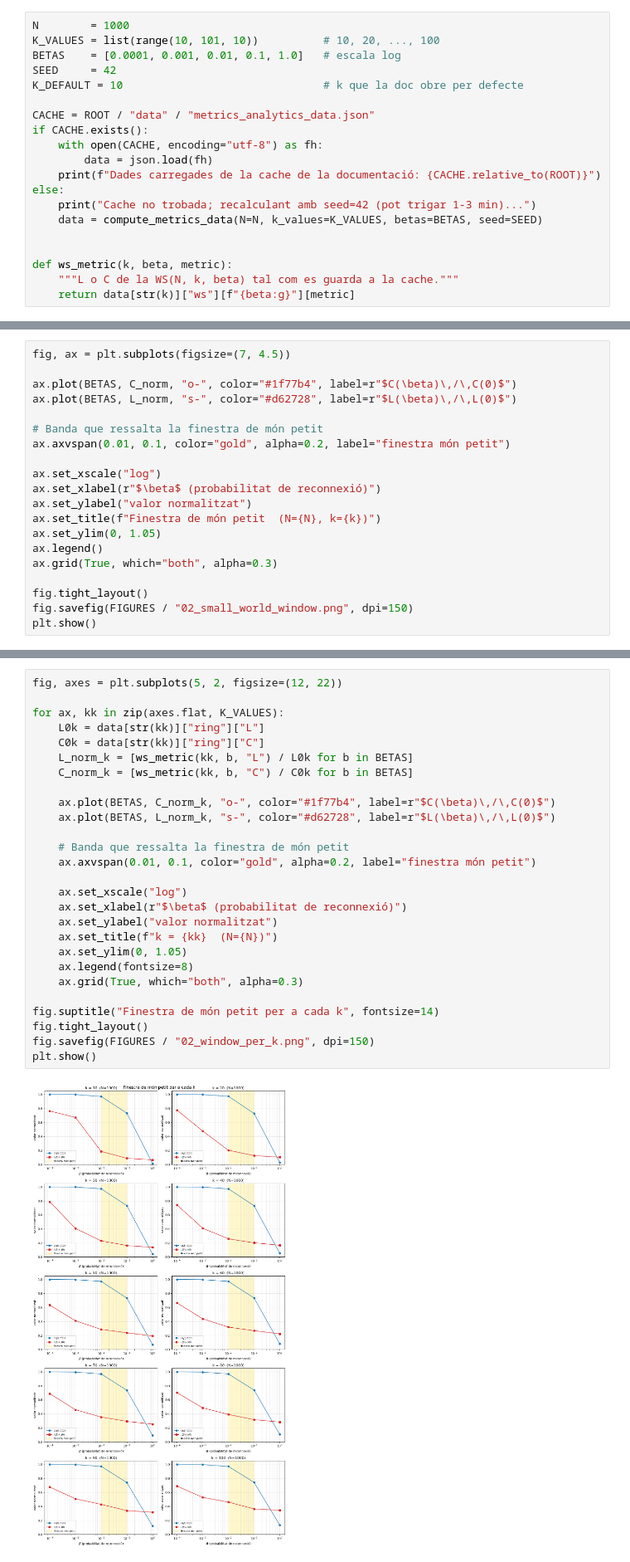
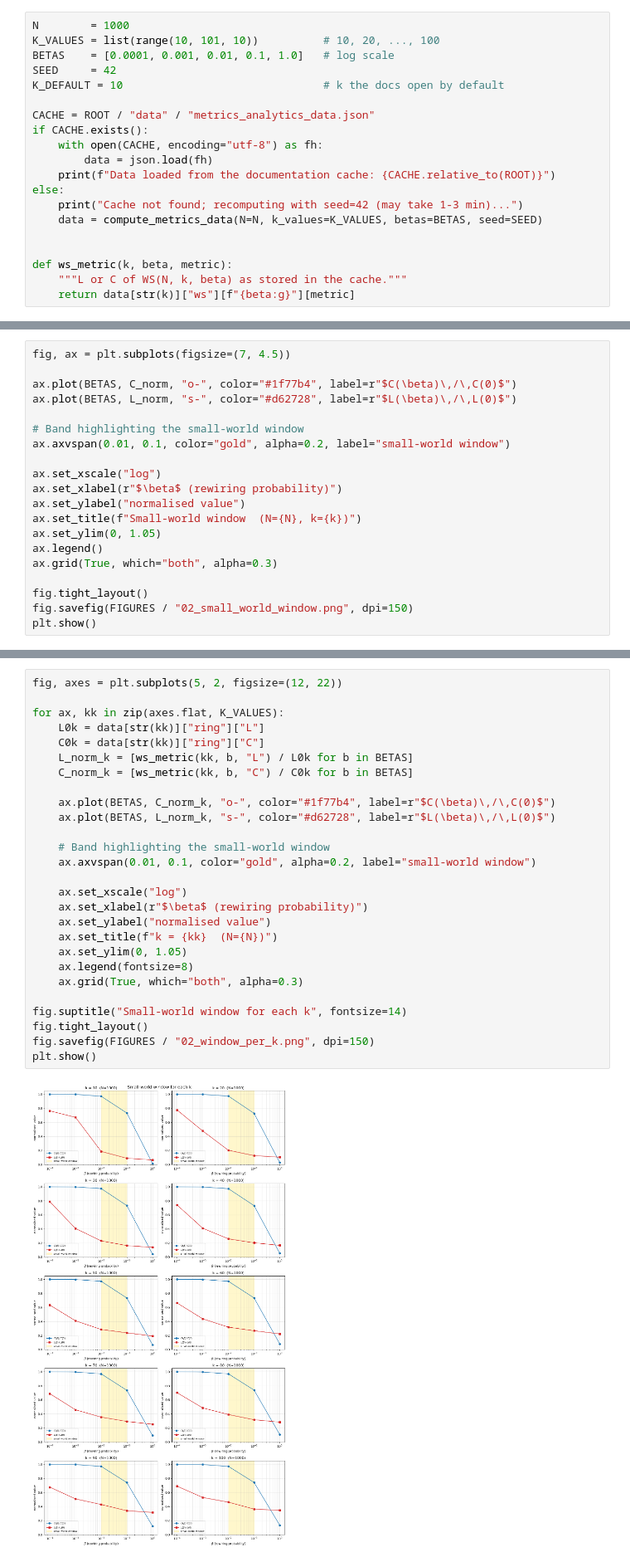
Before and after one commit to NatanSisoev/SmallWorld, a Jupyter notebook: notebooks/02_small_world_window.ipynb, the cells around one changed output, grey strips where cells are left out. Shown at 83% size. Cells and saved outputs as stored; diff of their text form.

```diff
--- a/notebooks/02_small_world_window.ipynb
+++ b/notebooks/02_small_world_window.ipynb
@@ -35,21 +35,21 @@ Definim els paràmetres a utilitzar per l'experiment (exactament els mateixos qu
 # %%
 N        = 1000
 K_VALUES = list(range(10, 101, 10))          # 10, 20, ..., 100
-BETAS    = [0.0001, 0.001, 0.01, 0.1, 1.0]   # escala log
+BETAS    = [0.0001, 0.001, 0.01, 0.1, 1.0]   # log scale
 SEED     = 42
-K_DEFAULT = 10                               # k que la doc obre per defecte
+K_DEFAULT = 10                               # k the docs open by default
 
 CACHE = ROOT / "data" / "metrics_analytics_data.json"
 if CACHE.exists():
     with open(CACHE, encoding="utf-8") as fh:
         data = json.load(fh)
-    print(f"Dades carregades de la cache de la documentació: {CACHE.relative_to(ROOT)}")
+    print(f"Data loaded from the documentation cache: {CACHE.relative_to(ROOT)}")
 else:
-    print("Cache no trobada; recalculant amb seed=42 (pot trigar 1-3 min)...")
+    print("Cache not found; recomputing with seed=42 (may take 1-3 min)...")
     data = compute_metrics_data(N=N, k_values=K_VALUES, betas=BETAS, seed=SEED)
 
 
 def ws_metric(k, beta, metric):
-    """L o C de la WS(N, k, beta) tal com es guarda a la cache."""
+    """L or C of WS(N, k, beta) as stored in the cache."""
     return data[str(k)]["ws"][f"{beta:g}"][metric]
 # %% [output]
@@ -88,13 +88,13 @@ fig, ax = plt.subplots(figsize=(7, 4.5))
 ax.plot(BETAS, C_norm, "o-", color="#1f77b4", label=r"$C(\beta)\,/\,C(0)$")
 ax.plot(BETAS, L_norm, "s-", color="#d62728", label=r"$L(\beta)\,/\,L(0)$")
 
-# Banda que ressalta la finestra de món petit
-ax.axvspan(0.01, 0.1, color="gold", alpha=0.2, label="finestra món petit")
+# Band highlighting the small-world window
+ax.axvspan(0.01, 0.1, color="gold", alpha=0.2, label="small-world window")
 
 ax.set_xscale("log")
-ax.set_xlabel(r"$\beta$ (probabilitat de reconnexió)")
-ax.set_ylabel("valor normalitzat")
-ax.set_title(f"Finestra de món petit  (N={N}, k={k})")
+ax.set_xlabel(r"$\beta$ (rewiring probability)")
+ax.set_ylabel("normalised value")
+ax.set_title(f"Small-world window  (N={N}, k={k})")
 ax.set_ylim(0, 1.05)
 ax.legend()
 ax.grid(True, which="both", alpha=0.3)
@@ -118,30 +118,30 @@ Així comprovem si la finestra és robusta o depèn del nombre de veïns.
 # %%
 fig, axes = plt.subplots(5, 2, figsize=(12, 22))
 
 for ax, kk in zip(axes.flat, K_VALUES):
     L0k = data[str(kk)]["ring"]["L"]
     C0k = data[str(kk)]["ring"]["C"]
     L_norm_k = [ws_metric(kk, b, "L") / L0k for b in BETAS]
     C_norm_k = [ws_metric(kk, b, "C") / C0k for b in BETAS]
 
     ax.plot(BETAS, C_norm_k, "o-", color="#1f77b4", label=r"$C(\beta)\,/\,C(0)$")
     ax.plot(BETAS, L_norm_k, "s-", color="#d62728", label=r"$L(\beta)\,/\,L(0)$")
 
-    # Banda que ressalta la finestra de món petit
-    ax.axvspan(0.01, 0.1, color="gold", alpha=0.2, label="finestra món petit")
+    # Band highlighting the small-world window
+    ax.axvspan(0.01, 0.1, color="gold", alpha=0.2, label="small-world window")
 
     ax.set_xscale("log")
-    ax.set_xlabel(r"$\beta$ (probabilitat de reconnexió)")
-    ax.set_ylabel("valor normalitzat")
+    ax.set_xlabel(r"$\beta$ (rewiring probability)")
+    ax.set_ylabel("normalised value")
     ax.set_title(f"k = {kk}  (N={N})")
     ax.set_ylim(0, 1.05)
     ax.legend(fontsize=8)
     ax.grid(True, which="both", alpha=0.3)
 
-fig.suptitle("Finestra de món petit per a cada k", fontsize=14)
+fig.suptitle("Small-world window for each k", fontsize=14)
 fig.tight_layout()
 fig.savefig(FIGURES / "02_window_per_k.png", dpi=150)
 plt.show()
 # %% [output]
-[figure, old version]
+[figure, new version]
 # %% [markdown]
```
Also changed, not shown: parts of 13 cells of this notebook.
